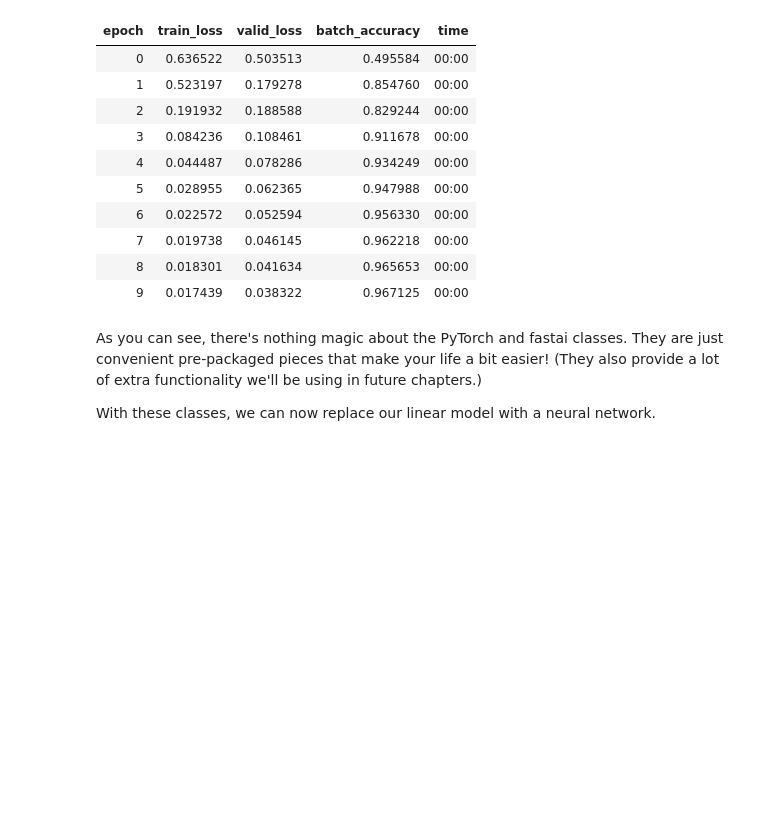
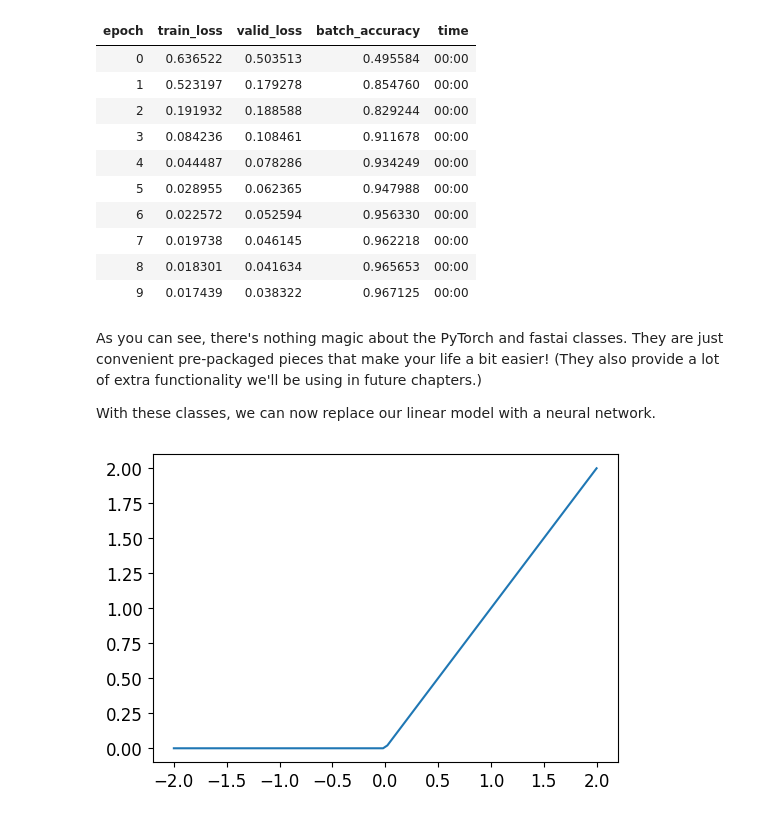
Before and after one commit to mendhak/fastai_lessons, a Jupyter notebook: 013_mnist_digit_classifier_loss_function.ipynb, the cells around one changed output. Saved outputs shown, nothing was run; the diff lists cells and outputs as text; code cells hidden in the pictures; blank space fills up the shorter version.

Commit message:
relu and linear

```diff
--- a/013_mnist_digit_classifier_loss_function.ipynb
+++ b/013_mnist_digit_classifier_loss_function.ipynb
@@ -447,0 +459,4 @@ With these classes, we can now replace our linear model with a neural network.
+# %%
+plot_function(F.relu)
+# %% [output]
+[figure, added]
```
Also changed, not shown: parts of 9 cells of this notebook.
